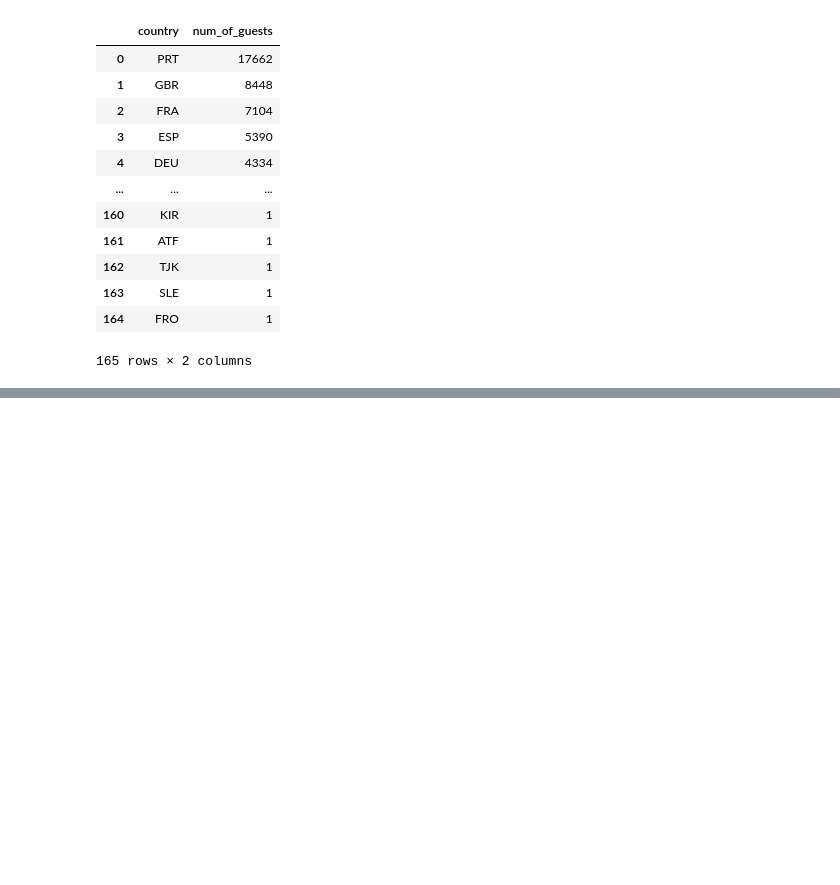
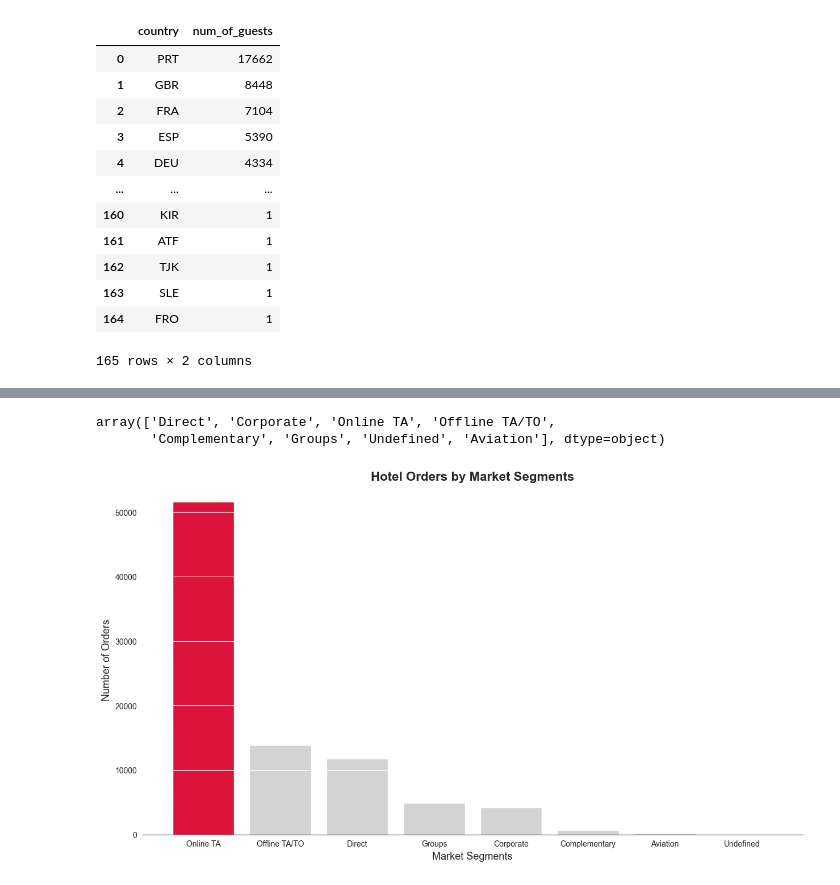
Before and after one commit to tolstoj48/hotel-booking, a Jupyter notebook: hotelbooking.ipynb, the cells around one changed output, grey strips where cells are left out. Drawn from its saved outputs; the diff is of its cells as text; code cells hidden in the pictures; blank space fills up the shorter version.

Commit message:
Average daily rates and segments added.

```diff
--- a/hotelbooking.ipynb
+++ b/hotelbooking.ipynb
@@ -192,0 +251,33 @@ map_quest.show()
+# %%
+df_cleaned["market_segment"].unique()
+# %% [output]
+array(['Direct', 'Corporate', 'Online TA', 'Offline TA/TO',
+       'Complementary', 'Groups', 'Undefined', 'Aviation'], dtype=object)
+# %%
+plt.figure(figsize = (15,8))
+sns.set_style("white")
+
+market_segment_counts = height=df_cleaned["market_segment"].value_counts()
+colors = ["crimson"] + ["lightgrey"] * (len(market_segment_counts) - 1)
+
+plt.bar(market_segment_counts.index,
+        market_segment_counts.values,
+        color = colors,
+        zorder = 0
+        )
+
+plt.grid(visible = 1,
+         zorder = 1,
+         color = "white",
+         axis="y"
+         )
+
+plt.title("Hotel Orders by Market Segments", fontsize = 16, fontweight = "bold")
+plt.xlabel("Market Segments", fontsize = 13)
+plt.ylabel("Number of Orders", fontsize = 13)
+
+sns.despine(left = True)
+
+plt.show()
+# %% [output]
+[figure, added]
```
Also changed, not shown: parts of 5 cells of this notebook.
